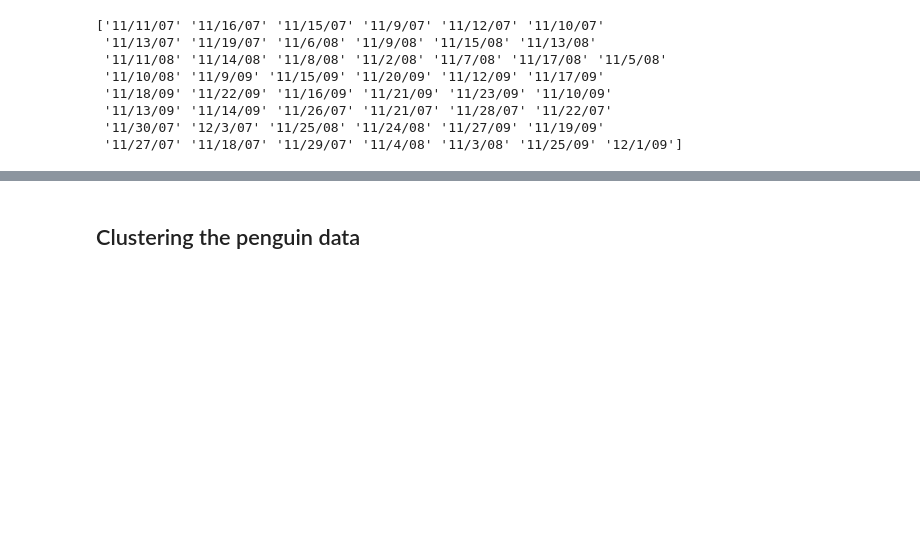
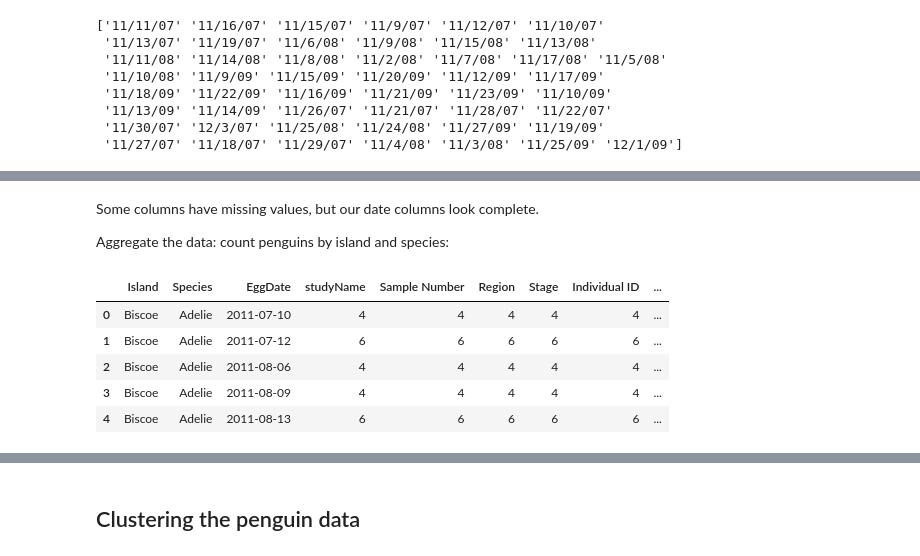
Before and after one commit to MaryGarvey/TM351, a Jupyter notebook: TMA02 EMA_Preparation/penguins.ipynb, the cells around one changed output, grey strips where cells are left out. Saved outputs shown, nothing was run; the diff lists cells and outputs as text; code cells hidden in the pictures; blank space fills up the shorter version.

```diff
--- a/TMA02 EMA_Preparation/penguins.ipynb
+++ b/TMA02 EMA_Preparation/penguins.ipynb
@@ -561,0 +636,4 @@ Some aggregation might be better here - one for further work......
+# %% [markdown]
+Some columns have missing values, but our date columns look complete.
+
+Aggregate the data: count penguins by island and species:
@@ -561,0 +642,10 @@ Some aggregation might be better here - one for further work......
+# %%
+results_df=results_df.reset_index()
+results_df.head()
+# %% [output]
+|  | Island | Species | EggDate | studyName | Sample Number | Region | Stage | Individual ID | ... |
+| 0 | Biscoe | Adelie | 2011-07-10 | 4 | 4 | 4 | 4 | 4 | ... |
+| 1 | Biscoe | Adelie | 2011-07-12 | 6 | 6 | 6 | 6 | 6 | ... |
+| 2 | Biscoe | Adelie | 2011-08-06 | 4 | 4 | 4 | 4 | 4 | ... |
+| 3 | Biscoe | Adelie | 2011-08-09 | 4 | 4 | 4 | 4 | 4 | ... |
+| 4 | Biscoe | Adelie | 2011-08-13 | 6 | 6 | 6 | 6 | 6 | ... |
```
Also changed, not shown: parts of 47 cells of this notebook.
